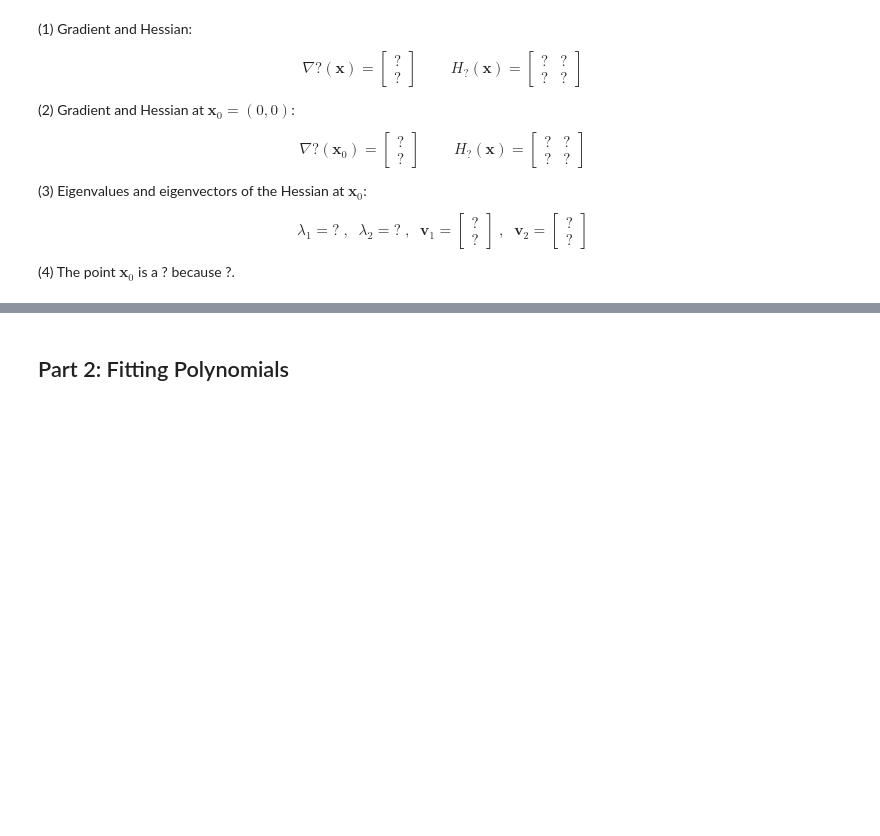
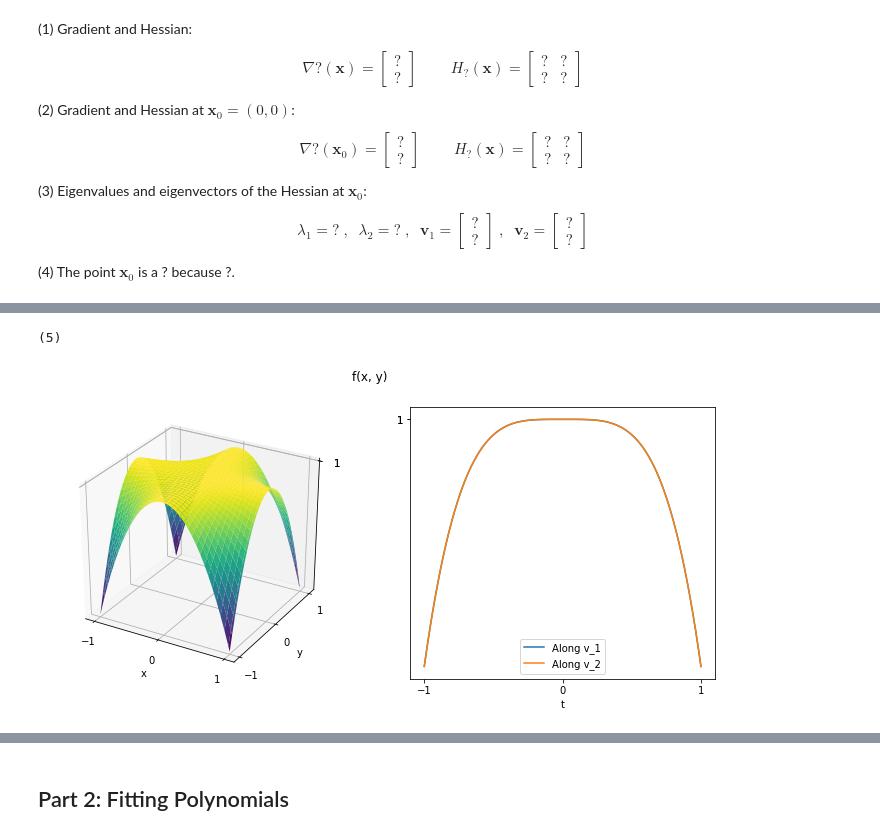
Before and after one commit to amanmibra/cs371, a Jupyter notebook: homework01/homework01.ipynb, the cells around one changed output, grey strips where cells are left out. Saved outputs shown, nothing was run; the diff lists cells and outputs as text; code cells hidden in the pictures; blank space fills up the shorter version.

```diff
--- a/homework01/homework01.ipynb
+++ b/homework01/homework01.ipynb
@@ -117,0 +220,9 @@ $$
+# %%
+def f(x, y):
+    return (1.0 - ((np.power(x,2)*np.power(y,2) / 2.0)))
+
+f_eigenvectors = [np.array([-1.0, 1.0]), np.array([1.0, 1.0])]
+answer('f', f, f_eigenvectors)
+# %% [output]
+(5)
+[figure, added]
```
Also changed, not shown: parts of 21 cells of this notebook.
